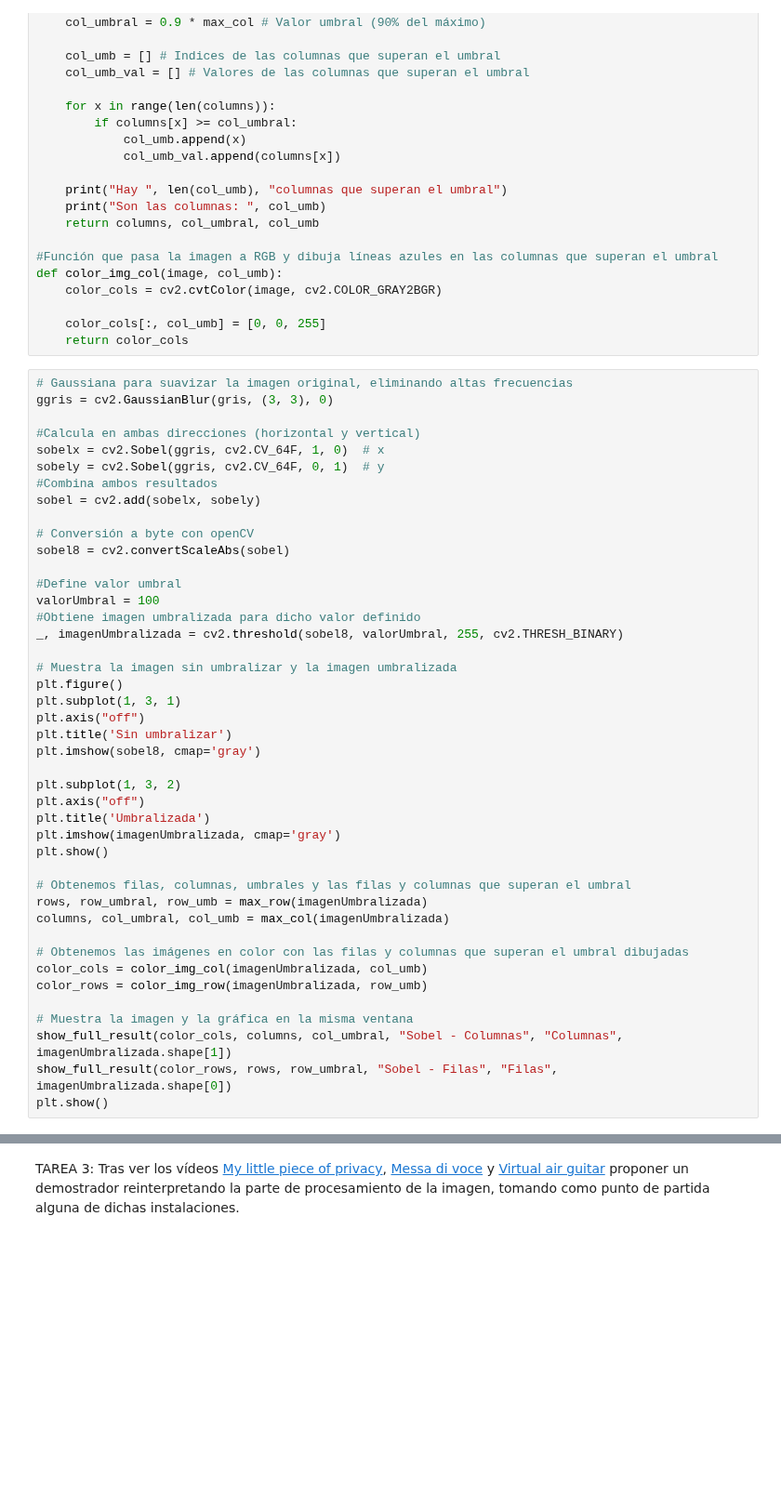
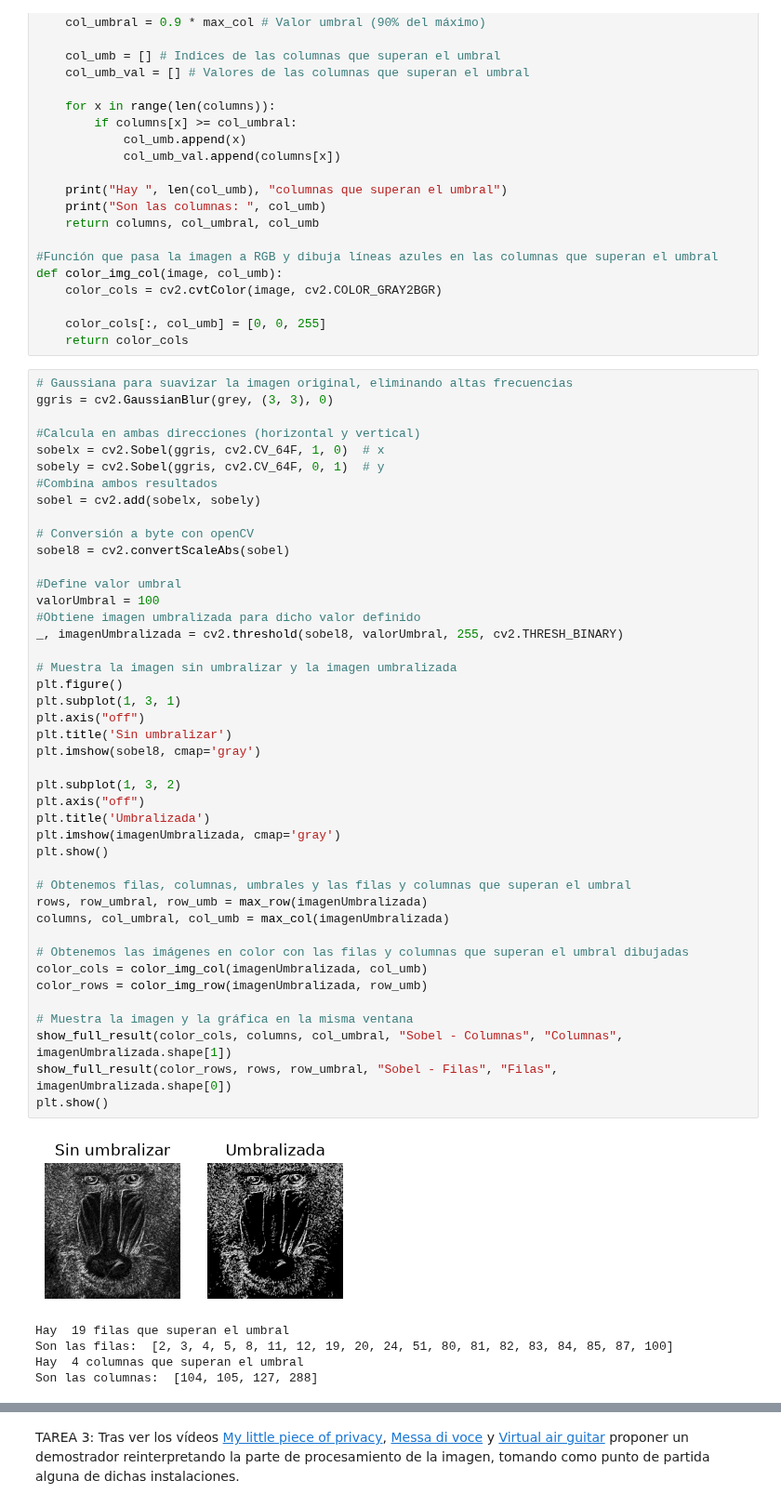
Before and after one commit to kilian2113/VC, a Jupyter notebook: P2/VC_P2.ipynb, the cells around one changed output, grey strips where cells are left out. Shown at 93% size. Saved outputs shown, nothing was run; the diff lists cells and outputs as text; blank space fills up the shorter version.

```diff
--- a/P2/VC_P2.ipynb
+++ b/P2/VC_P2.ipynb
@@ -116,7 +120,7 @@ def color_img_col(image, col_umb):
     return color_cols
 # %%
 # Gaussiana para suavizar la imagen original, eliminando altas frecuencias
-ggris = cv2.GaussianBlur(gris, (3, 3), 0)
+ggris = cv2.GaussianBlur(grey, (3, 3), 0)
 
 #Calcula en ambas direcciones (horizontal y vertical)
 sobelx = cv2.Sobel(ggris, cv2.CV_64F, 1, 0)  # x
@@ -130,30 +134,36 @@ sobel8 = cv2.convertScaleAbs(sobel)
 #Define valor umbral
 valorUmbral = 100
 #Obtiene imagen umbralizada para dicho valor definido
 _, imagenUmbralizada = cv2.threshold(sobel8, valorUmbral, 255, cv2.THRESH_BINARY)
 
 # Muestra la imagen sin umbralizar y la imagen umbralizada
 plt.figure()
 plt.subplot(1, 3, 1)
 plt.axis("off")
 plt.title('Sin umbralizar')
 plt.imshow(sobel8, cmap='gray')
 
 plt.subplot(1, 3, 2)
 plt.axis("off")
 plt.title('Umbralizada')
 plt.imshow(imagenUmbralizada, cmap='gray')
 plt.show()
 
 # Obtenemos filas, columnas, umbrales y las filas y columnas que superan el umbral
 rows, row_umbral, row_umb = max_row(imagenUmbralizada)
 columns, col_umbral, col_umb = max_col(imagenUmbralizada)
 
 # Obtenemos las imágenes en color con las filas y columnas que superan el umbral dibujadas
 color_cols = color_img_col(imagenUmbralizada, col_umb)
 color_rows = color_img_row(imagenUmbralizada, row_umb)
 
 # Muestra la imagen y la gráfica en la misma ventana
 show_full_result(color_cols, columns, col_umbral, "Sobel - Columnas", "Columnas", imagenUmbralizada.shape[1])
 show_full_result(color_rows, rows, row_umbral, "Sobel - Filas", "Filas", imagenUmbralizada.shape[0])
 plt.show()
+# %% [output]
+[figure, added]
+Hay  19 filas que superan el umbral
+Son las filas:  [2, 3, 4, 5, 8, 11, 12, 19, 20, 24, 51, 80, 81, 82, 83, 84, 85, 87, 100]
+Hay  4 columnas que superan el umbral
+Son las columnas:  [104, 105, 127, 288]
```
Also changed, not shown: parts of 3 cells of this notebook.
